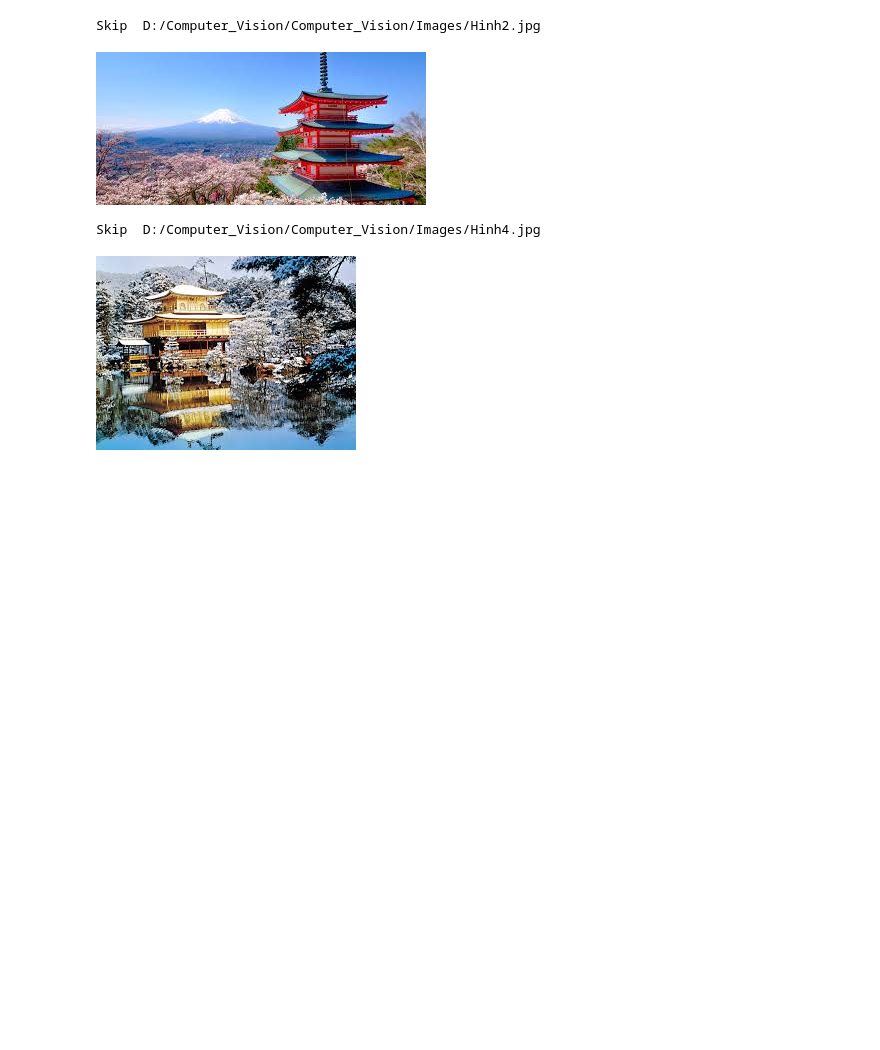
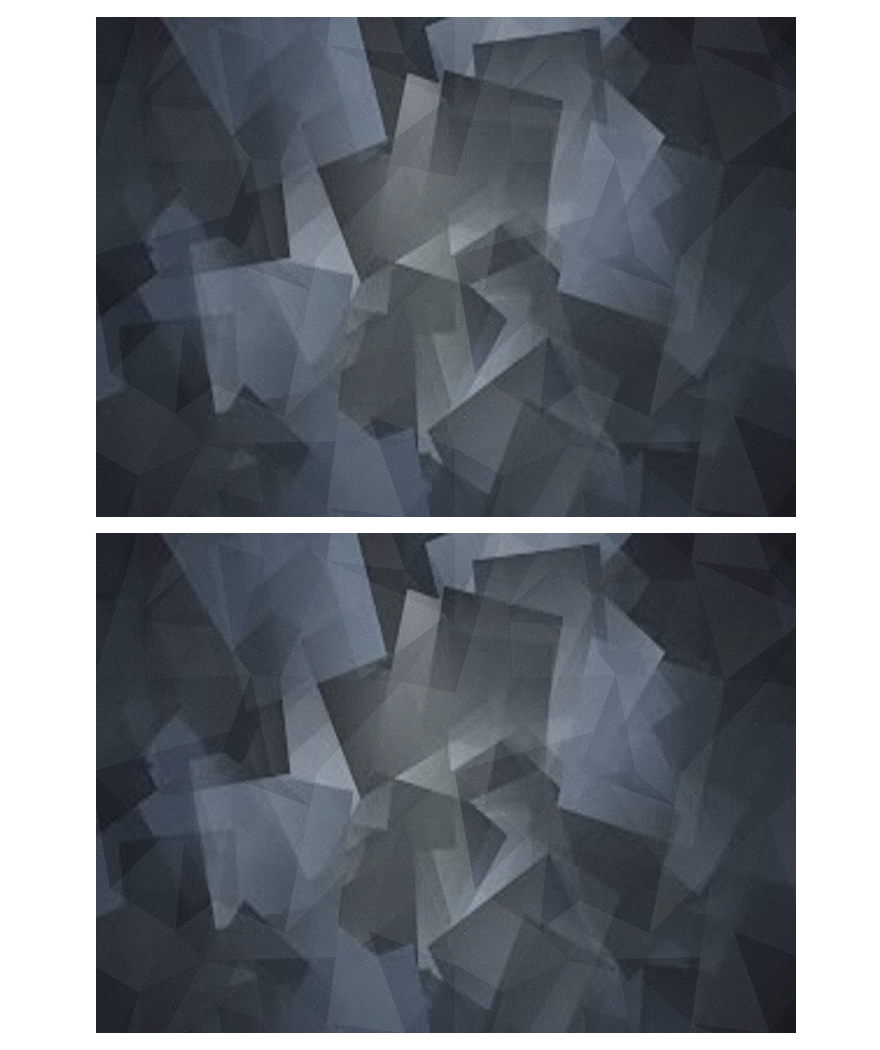
Before and after one commit to huyphanisme/Computer_Vision, a Jupyter notebook: Bai14.ipynb, the cells around one changed output. Cells and saved outputs as stored; diff of their text form; code cells hidden in the pictures; blank space fills up the shorter version.

```diff
--- a/Bai14.ipynb
+++ b/Bai14.ipynb
@@ -1,43 +1,42 @@
 # %%
 import numpy as np
 from PIL import Image
 
-def average_images(image_list):
-    total_array = np.array(Image.open(image_list[0]), 'f')
+def average_images(image_list,size   ):
+    total_array = np.array(Image.open(image_list[0]).resize(size), 'f')
     count=1
 
     for image_path in image_list[1:]:
         try:
-            image_array = np.array(Image.open(image_path), 'f')
+            image_array = np.array(Image.open(image_path).resize(size), 'f')
             total_array += image_array
             count=count+1
-        except:
-            print("Skip ", image_path);
+        except Exception as e:
+            print("Skip  {image_path}: {e}")
 
     # Tính trung bình
     average_array = total_array / count
 
     # Chuyển đổi kết quả trung bình thành hình ảnh
     average_image = Image.fromarray(average_array.astype('uint8'))
 
     return average_image
 
 # Sử dụng ví dụ:
-my_path_1 = "D:/Computer_Vision/Computer_Vision/Images/Hinh1.jpg"
-my_path_2 = "D:/Computer_Vision/Computer_Vision/Images/Hinh2.jpg"
+my_path_1 = "D:/Computer_Vision/Computer_Vision/Images/Hinh6.jpg"
+my_path_2 = "D:/Computer_Vision/Computer_Vision/Images/Hinh7.jpg"
 image_list = [my_path_1, my_path_2]
-result_image = average_images(image_list)
+size = (700, 500)
+result_image = average_images(image_list, size)
 display(result_image)
 
 
 # Sử dụng ví dụ:
-my_path_1 = "D:/Computer_Vision/Computer_Vision/Images/Hinh3.jpg"
-my_path_2 = "D:/Computer_Vision/Computer_Vision/Images/Hinh4.jpg"
-image_list = [my_path_1, my_path_2]
-result_image = average_images(image_list)
+my_path_1 = "D:/Computer_Vision/Computer_Vision/Images/Hinh8.jpg"
+my_path_2 = "D:/Computer_Vision/Computer_Vision/Images/Hinh9.jpg"
+size = (700, 500)
+result_image = average_images(image_list, size)
 display(result_image)
 # %% [output]
-Skip  D:/Computer_Vision/Computer_Vision/Images/Hinh2.jpg
-[figure, old version]
+[figure, new version]
-Skip  D:/Computer_Vision/Computer_Vision/Images/Hinh4.jpg
-[figure, old version]
+[figure, new version]
```
Also changed, not shown: 3 other files.
